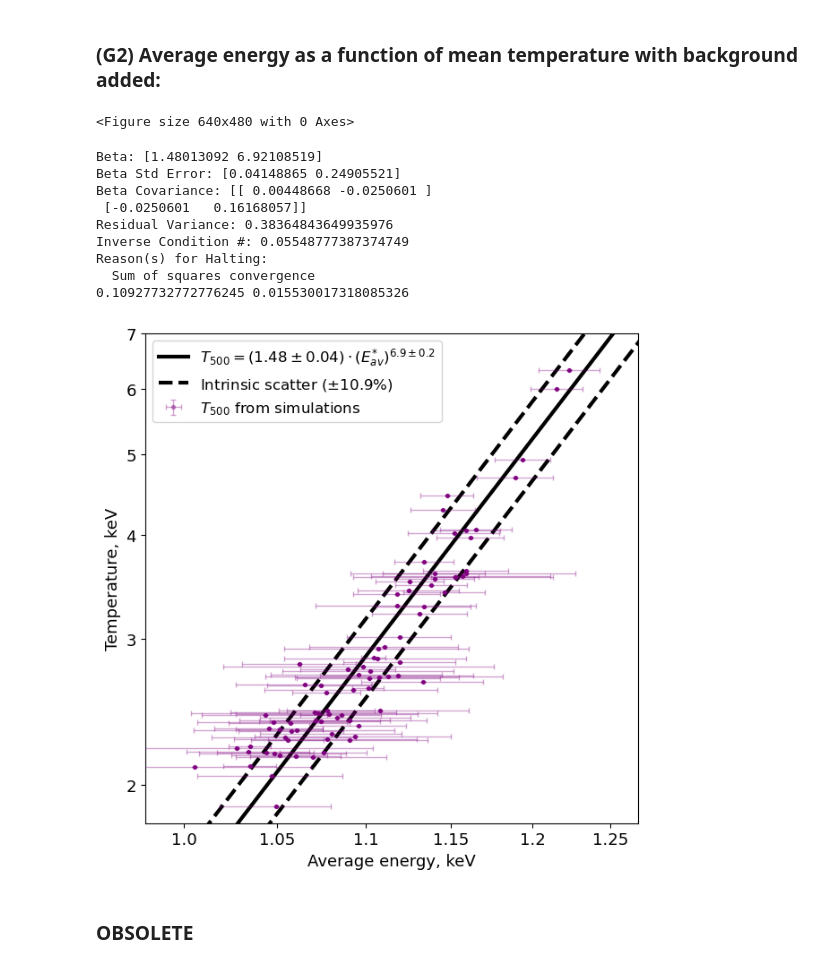
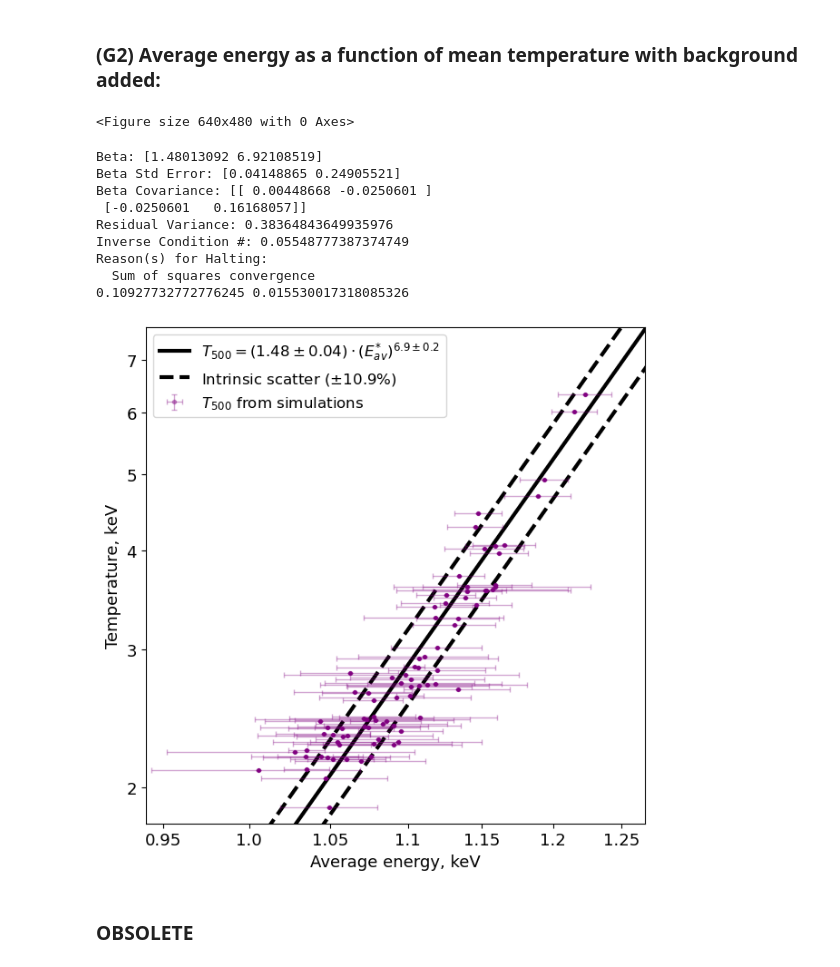
Before and after one commit to pi4imu/magneticum, a Jupyter notebook: spectra_magneticum.ipynb, the cells around one changed output. Drawn from its saved outputs; the diff is of its cells as text; code cells hidden in the pictures.

```diff
--- a/spectra_magneticum.ipynb
+++ b/spectra_magneticum.ipynb
@@ -439,9 +450,9 @@ np.mean(list(read_table[9].values()))
 NNNN = 50
 
 #table_name = '0_ab-fix_cstat_10ks_standard-'+str(NNNN)
-table_name =  '0_clean_50_NEW' # new_new #_0.5-2.0'
+table_name =  '0_clean_50_new_new' # new_new #_0.5-2.0'
 
-read_table = pd.read_csv('tables/table_'+table_name+'.csv', header=None, index_col=0, delimiter=' ').to_dict()
+read_table = pd.read_csv('tables/old/table_'+table_name+'.csv', header=None, index_col=0, delimiter=' ').to_dict()
 
 temp_usr =  list(zip(read_table[1].values(), read_table[2].values(), read_table[3].values()))
 lumin_usr = list(zip(read_table[4].values(), read_table[5].values(), read_table[6].values()))
@@ -528,0 +562,11 @@ plt.show()
+# %%
+NNNN = 50
+
+#table_name = '0_ab-fix_cstat_10ks_standard-'+str(NNNN)
+table_name =  '0_clean_50_Chandra' # new_new #_0.5-2.0'
+
+read_table = pd.read_csv('tables/table_'+table_name+'.csv', header=None, index_col=0, delimiter=' ').to_dict()
+
+temp_usr_ch =  list(zip(read_table[1].values(), read_table[2].values(), read_table[3].values()))
+lumin_usr_ch = list(zip(read_table[4].values(), read_table[5].values(), read_table[6].values()))
+aven_usr_ch =  list(zip(read_table[7].values(), read_table[8].values()))
@@ -790,7 +855,7 @@ yyy_err = [a[2] for a in temp_usr]
 lll = np.linspace(1.04, 1.24, 100)
 
 def TfE(eav):
-    return 1.35*np.array(eav)**6.8
+    return 1.47*np.array(eav)**6.9
 
 temps7 = TfE(xxx)           # better consistency
 avens7 = np.zeros(84)
@@ -964,7 +978,7 @@ NNNN = 10
 #table_name =  '5_with_bkg_50_new-reserve'
 #table_name =  '5_with_bkg_50_new-after-filtering'
 #table_name =  '5_with_bkg_50_new-exp10000ks'
-table_name =  '5_with_bkg_50_NEW_reserve'
+table_name =  '5_with_bkg_50_NEW'
 
 read_table = pd.read_csv('tables/table_'+table_name+'.csv', header=None, index_col=0, delimiter=' ').to_dict()
 
@@ -1231,37 +1245,37 @@ plt.ylabel("Temperature, keV", fontsize=13)
 plt.xscale("log")
 plt.yscale("log")
 
-Xtix = [1.00, 1.05, 1.10, 1.15, 1.2, 1.25]
+Xtix = [0.95, 1.00, 1.05, 1.10, 1.15, 1.2, 1.25]
 Ytix = [2,3,4,5,6,7]
 
 plt.xticks(Xtix, Xtix, size=13)
 plt.yticks(Ytix, Ytix, size=13)
 
-plt.ylim(1.8, 7)
-plt.xlim(0.98, 1.268)
+plt.ylim(1.8, 7.7)
+plt.xlim(0.94, 1.268)
 
 #for i in range(0, len(aven_usr)):
 #    plt.plot([xx[i]+0.000454, xx[i]+0.000454],
 #             [yy1[i], yy2[i]],
 #             color='grey', alpha=0.5, marker='o', markersize=4)
 
 plt.legend(loc=2, fontsize=12)
 
 plt.savefig('figures/T_vs_Eav_with_bkg-NEW.pdf', format='pdf', bbox_inches='tight')
 
 plt.show()
 # %% [output]
 <Figure size 640x480 with 0 Axes>
 Beta: [1.48013092 6.92108519]
 Beta Std Error: [0.04148865 0.24905521]
 Beta Covariance: [[ 0.00448668 -0.0250601 ]
  [-0.0250601   0.16168057]]
 Residual Variance: 0.38364843649935976
 Inverse Condition #: 0.05548777387374749
 Reason(s) for Halting:
   Sum of squares convergence
 0.10927732772776245 0.015530017318085326
-[figure, old version]
+[figure, new version]
 # %% [markdown]
 ### OBSOLETE
 # %%
```
Also changed, not shown: parts of 34 cells of this notebook, 56 other files.
